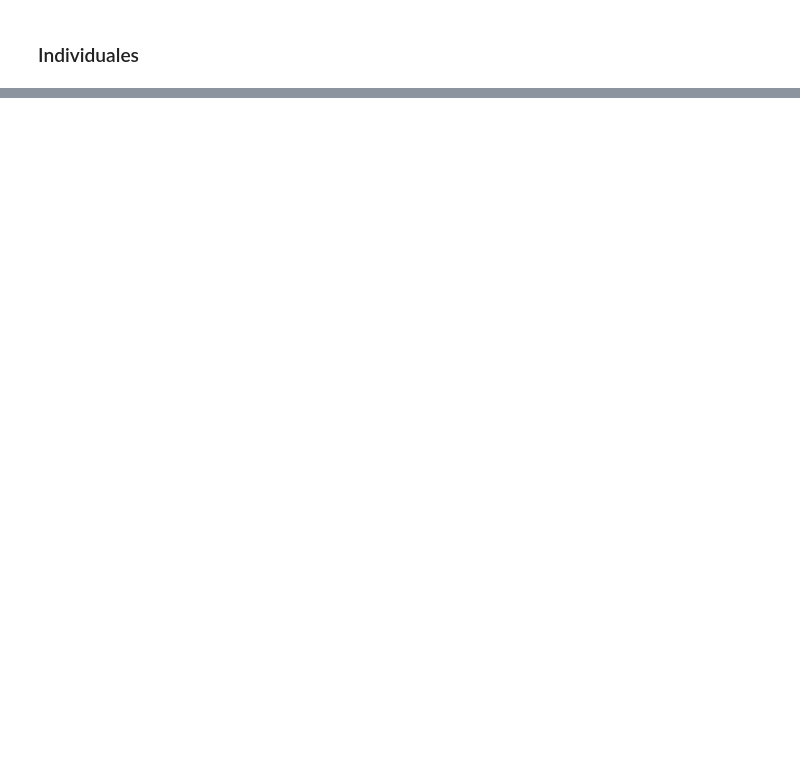
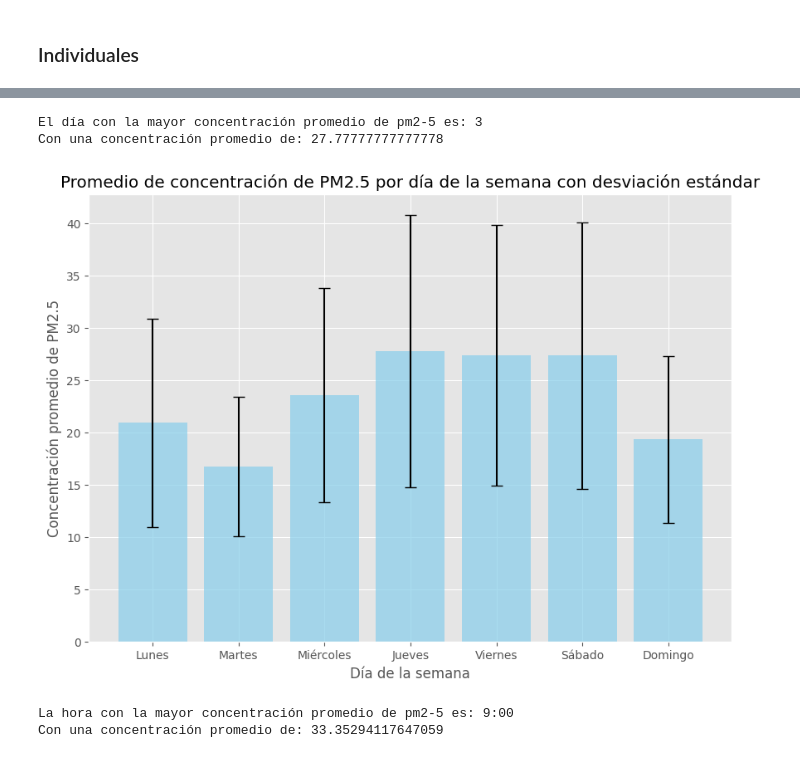
Before and after one commit to ChiaraVL/VidaArtificial, a Jupyter notebook: Datetime.ipynb, the cells around one changed output, grey strips where cells are left out. Cells and saved outputs as stored; diff of their text form; code cells hidden in the pictures; blank space fills up the shorter version.

```diff
--- a/Datetime.ipynb
+++ b/Datetime.ipynb
@@ -147,0 +153,39 @@ plt.show()
+# %%
+promedios_pm25 = df.groupby(df.index.weekday)['pm2-5'].mean()
+
+# Encontrar el día con la mayor concentración promedio de 'pm2-5'
+dia_mayor_pm25 = promedios_pm25.idxmax()
+concentracion_mayor_pm25 = promedios_pm25.max()
+
+print(f"El día con la mayor concentración promedio de pm2-5 es: {dia_mayor_pm25}")
+print(f"Con una concentración promedio de: {concentracion_mayor_pm25}")
+# %% [output]
+El día con la mayor concentración promedio de pm2-5 es: 3
+Con una concentración promedio de: 27.77777777777778
+# %%
+pm25_mean = df.groupby(df.index.weekday)['pm2-5'].mean()
+pm25_std = df.groupby(df.index.weekday)['pm2-5'].std()
+
+plt.figure(figsize=(10,7))
+plt.bar(['Lunes', 'Martes', 'Miércoles', 'Jueves', 'Viernes', 'Sábado', 'Domingo'], pm25_mean, yerr=pm25_std, capsize=5, color='skyblue', alpha=0.7)
+plt.ylabel('Concentración promedio de PM2.5')
+plt.xlabel('Día de la semana')
+plt.title('Promedio de concentración de PM2.5 por día de la semana con desviación estándar')
+plt.grid(True)
+
+# Mostrar el gráfico
+plt.show()
+# %% [output]
+[figure, added]
+# %%
+promedios_pm25_por_hora = df.groupby(df.index.hour)['pm2-5'].mean()
+
+# Encontrar la hora con la mayor concentración promedio de 'pm2-5'
+hora_mayor_pm25 = promedios_pm25_por_hora.idxmax()
+concentracion_mayor_pm25 = promedios_pm25_por_hora.max()
+
+print(f"La hora con la mayor concentración promedio de pm2-5 es: {hora_mayor_pm25}:00")
+print(f"Con una concentración promedio de: {concentracion_mayor_pm25}")
+# %% [output]
+La hora con la mayor concentración promedio de pm2-5 es: 9:00
+Con una concentración promedio de: 33.35294117647059
```
Also changed, not shown: parts of 18 cells of this notebook.
